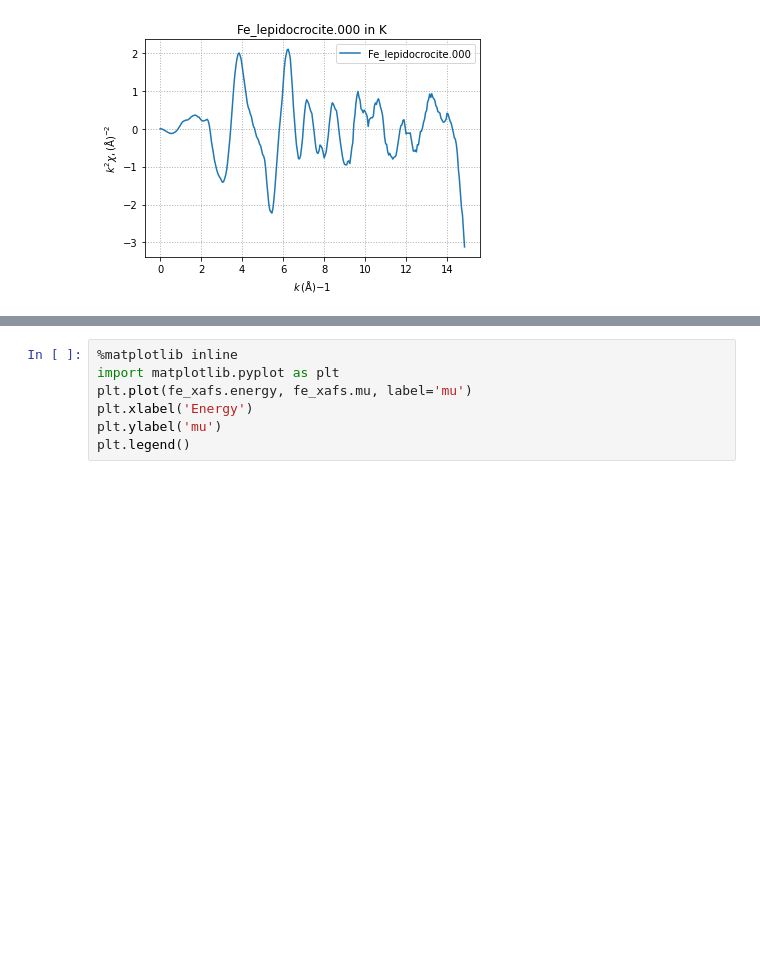
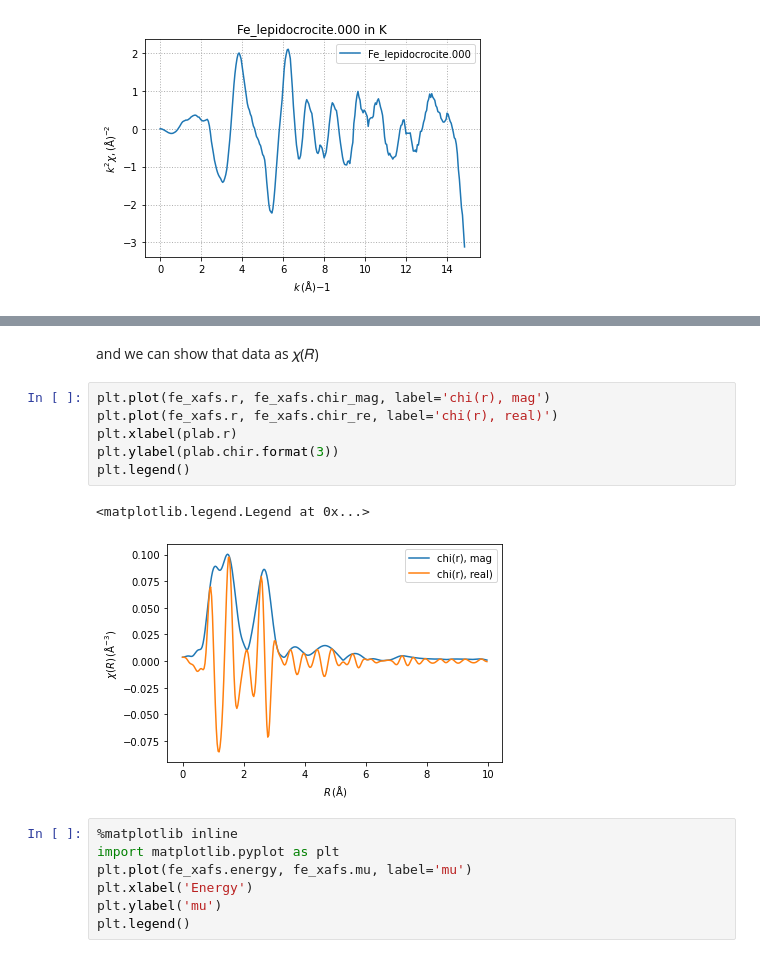
Before and after one commit to scman1/Larch_Intro_ukch, a Jupyter notebook: XAFS_ProcessingBR.ipynb, the cells around one changed output, grey strips where cells are left out. Saved outputs shown, nothing was run; the diff lists cells and outputs as text; blank space fills up the shorter version.

```diff
--- a/XAFS_ProcessingBR.ipynb
+++ b/XAFS_ProcessingBR.ipynb
@@ -224,3 +268,14 @@ A graph similar to the one below is also shown in athena while loading hte data.
+# %% [markdown]
+and we can show that data as 𝜒(𝑅)
+# %%
+plt.plot(fe_xafs.r, fe_xafs.chir_mag, label='chi(r), mag')
+plt.plot(fe_xafs.r, fe_xafs.chir_re, label='chi(r), real)')
+plt.xlabel(plab.r)
+plt.ylabel(plab.chir.format(3))
+plt.legend()
+# %% [output]
+<matplotlib.legend.Legend at 0x...>
+[figure, added]
 # %%
 %matplotlib inline
 import matplotlib.pyplot as plt
```
Also changed, not shown: parts of 19 cells of this notebook.
